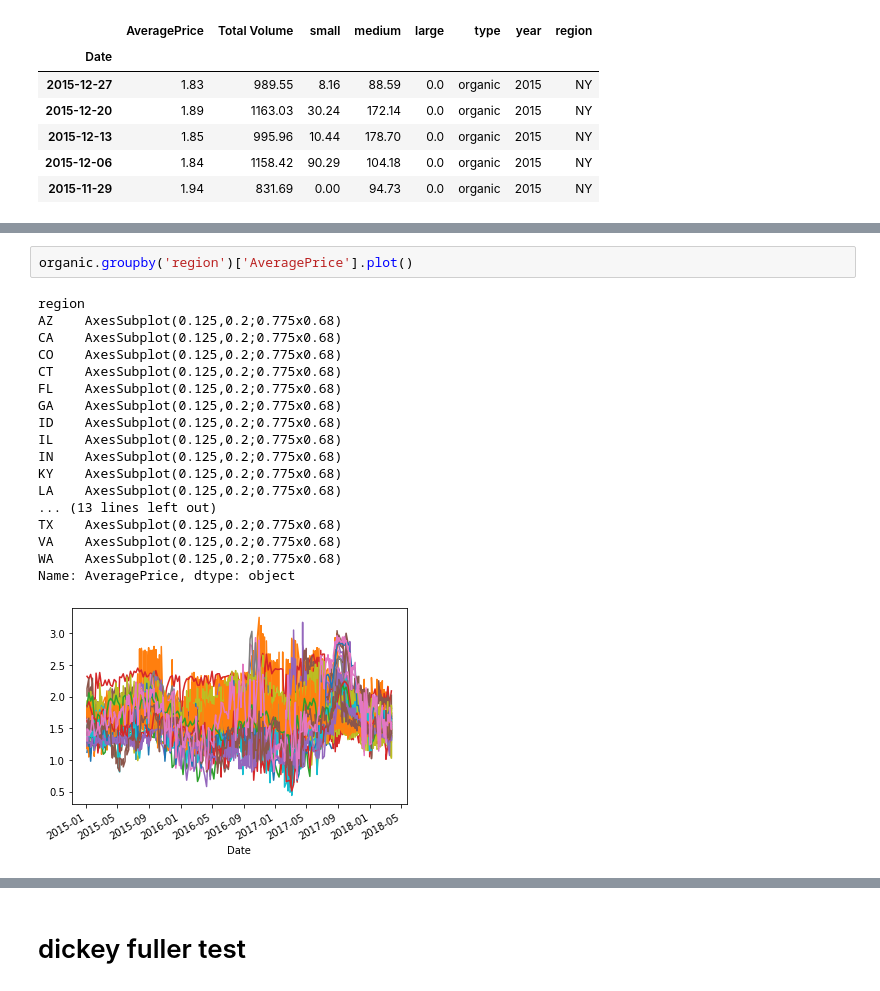
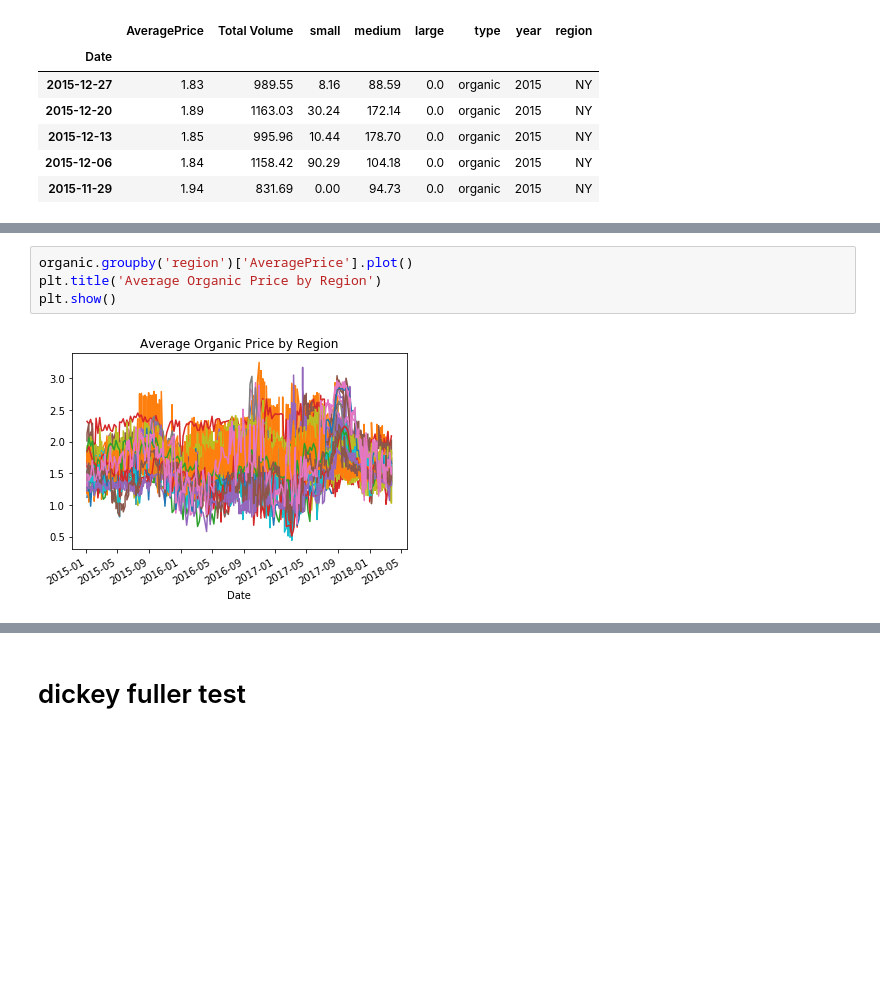
Before and after one commit to rmei97/avocado_prices, a Jupyter notebook: data_exploration.ipynb, the cells around one changed output, grey strips where cells are left out. Drawn from its saved outputs; the diff is of its cells as text; blank space fills up the shorter version.

```diff
--- a/data_exploration.ipynb
+++ b/data_exploration.ipynb
@@ -346,21 +232,6 @@ Name: AveragePrice, Length: 169, dtype: float64
 # %%
 organic.groupby('region')['AveragePrice'].plot()
+plt.title('Average Organic Price by Region')
+plt.show()
 # %% [output]
-region
-AZ    AxesSubplot(0.125,0.2;0.775x0.68)
-CA    AxesSubplot(0.125,0.2;0.775x0.68)
-CO    AxesSubplot(0.125,0.2;0.775x0.68)
-CT    AxesSubplot(0.125,0.2;0.775x0.68)
-FL    AxesSubplot(0.125,0.2;0.775x0.68)
-GA    AxesSubplot(0.125,0.2;0.775x0.68)
-ID    AxesSubplot(0.125,0.2;0.775x0.68)
-IL    AxesSubplot(0.125,0.2;0.775x0.68)
-IN    AxesSubplot(0.125,0.2;0.775x0.68)
-KY    AxesSubplot(0.125,0.2;0.775x0.68)
-LA    AxesSubplot(0.125,0.2;0.775x0.68)
-... (13 lines left out)
-TX    AxesSubplot(0.125,0.2;0.775x0.68)
-VA    AxesSubplot(0.125,0.2;0.775x0.68)
-WA    AxesSubplot(0.125,0.2;0.775x0.68)
-Name: AveragePrice, dtype: object
-[figure, old version]
+[figure, new version]
```
Also changed, not shown: parts of 197 cells of this notebook, 5 other files.
